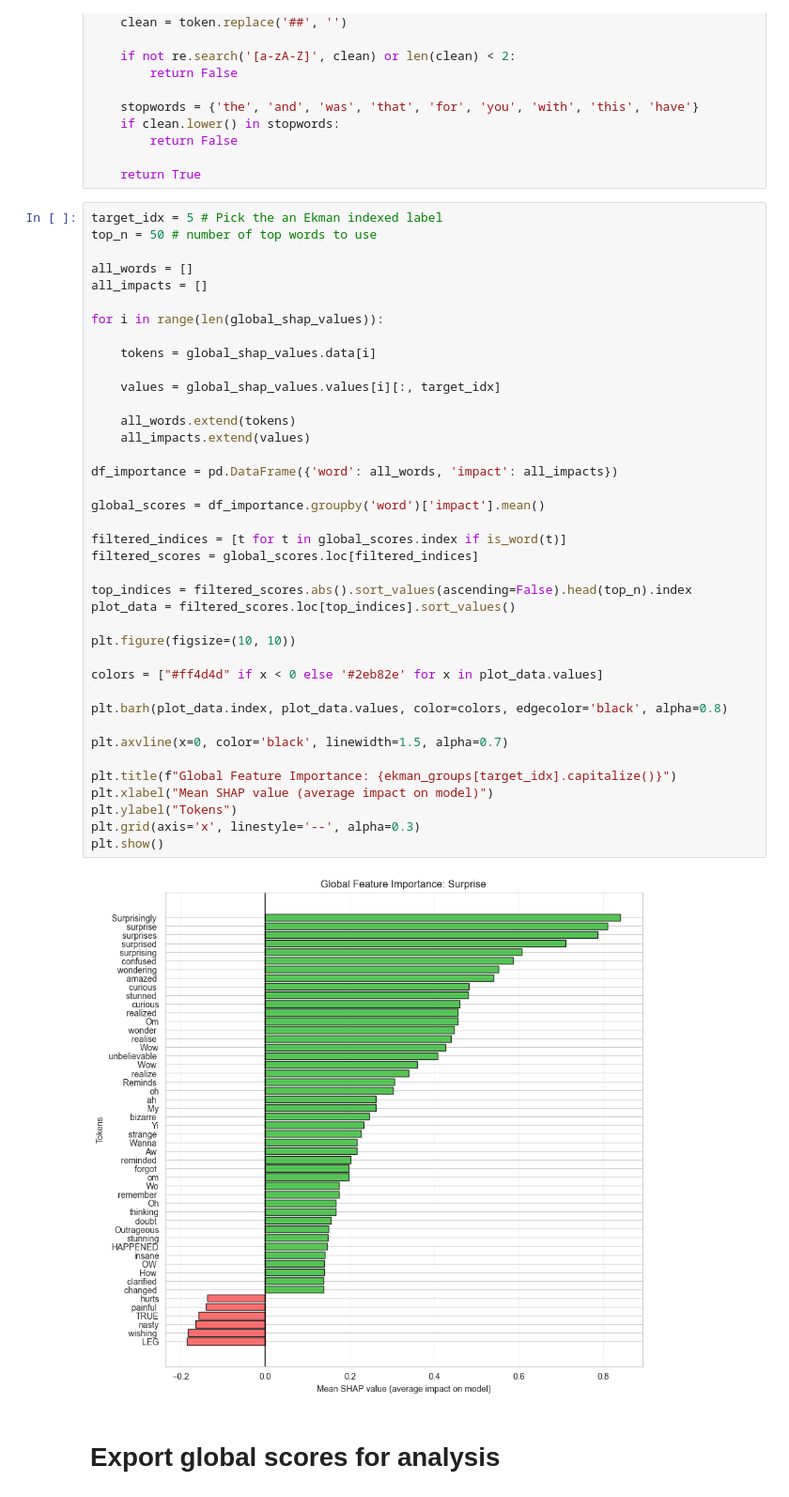
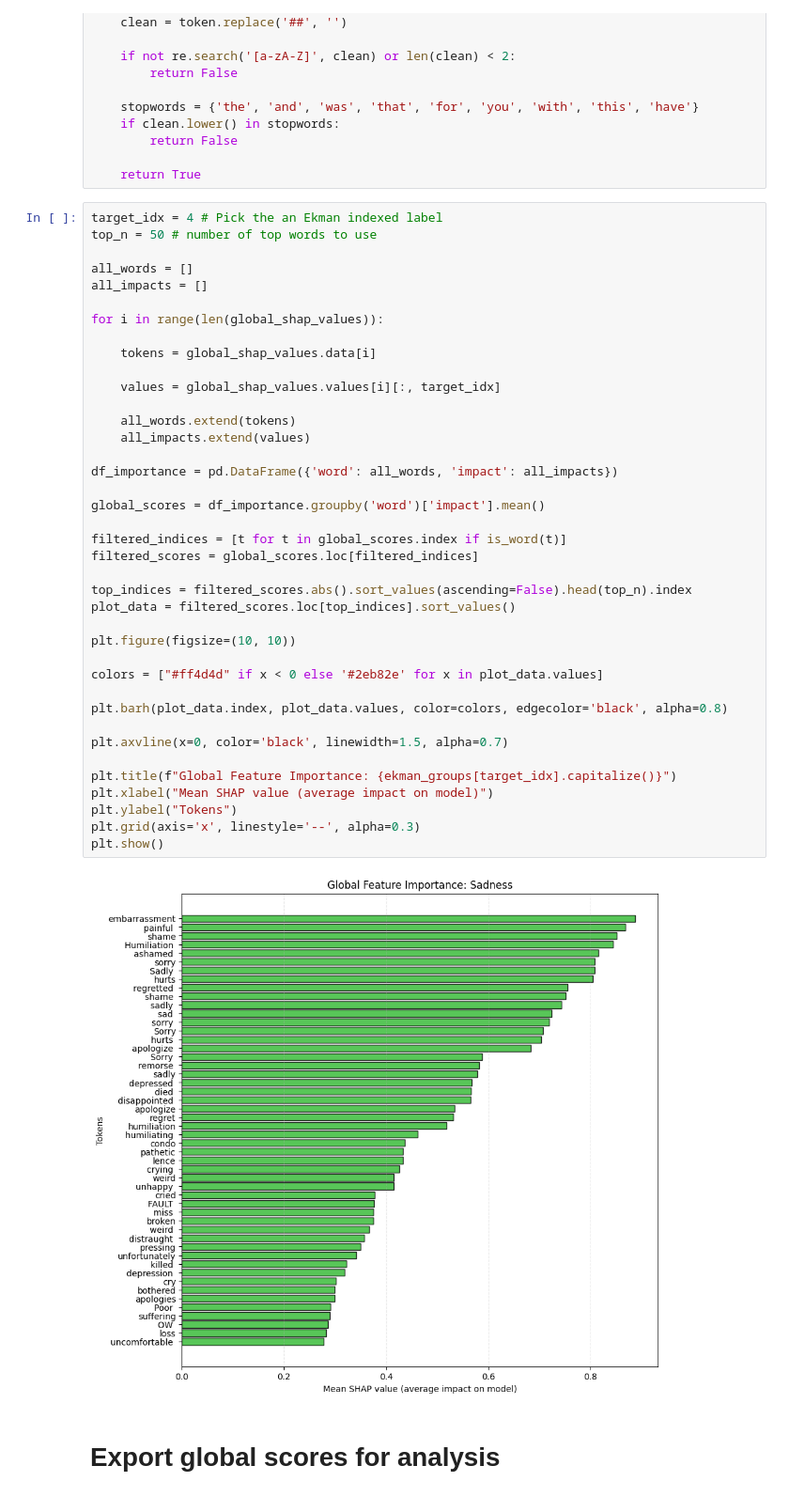
Before and after one commit to BERTsBagels/IMCS3020U_Project_EmotionClassification_Interpretability, a Jupyter notebook: notebooks/SHAP.ipynb, the cells around one changed output. Shown at 94% size. Drawn from its saved outputs; the diff is of its cells as text.

```diff
--- a/notebooks/SHAP.ipynb
+++ b/notebooks/SHAP.ipynb
@@ -667,7 +667,7 @@ def is_word(token):
 
     return True
 # %%
-target_idx = 5 # Pick the an Ekman indexed label
+target_idx = 4 # Pick the an Ekman indexed label
 top_n = 50 # number of top words to use
 
 all_words = []
@@ -679,34 +679,34 @@ for i in range(len(global_shap_values)):
 
     values = global_shap_values.values[i][:, target_idx]
 
     all_words.extend(tokens)
     all_impacts.extend(values)
 
 df_importance = pd.DataFrame({'word': all_words, 'impact': all_impacts})
 
 global_scores = df_importance.groupby('word')['impact'].mean()
 
 filtered_indices = [t for t in global_scores.index if is_word(t)]
 filtered_scores = global_scores.loc[filtered_indices]
 
 top_indices = filtered_scores.abs().sort_values(ascending=False).head(top_n).index
 plot_data = filtered_scores.loc[top_indices].sort_values()
 
 plt.figure(figsize=(10, 10))
 
 colors = ["#ff4d4d" if x < 0 else '#2eb82e' for x in plot_data.values]
 
 plt.barh(plot_data.index, plot_data.values, color=colors, edgecolor='black', alpha=0.8)
 
 plt.axvline(x=0, color='black', linewidth=1.5, alpha=0.7)
 
 plt.title(f"Global Feature Importance: {ekman_groups[target_idx].capitalize()}")
 plt.xlabel("Mean SHAP value (average impact on model)")
 plt.ylabel("Tokens")
 plt.grid(axis='x', linestyle='--', alpha=0.3)
 plt.show()
 # %% [output]
-[figure, old version]
+[figure, new version]
 # %% [markdown]
 # Export global scores for analysis #
 # %%
```
Also changed, not shown: parts of 2 cells of this notebook, 7 other files.
